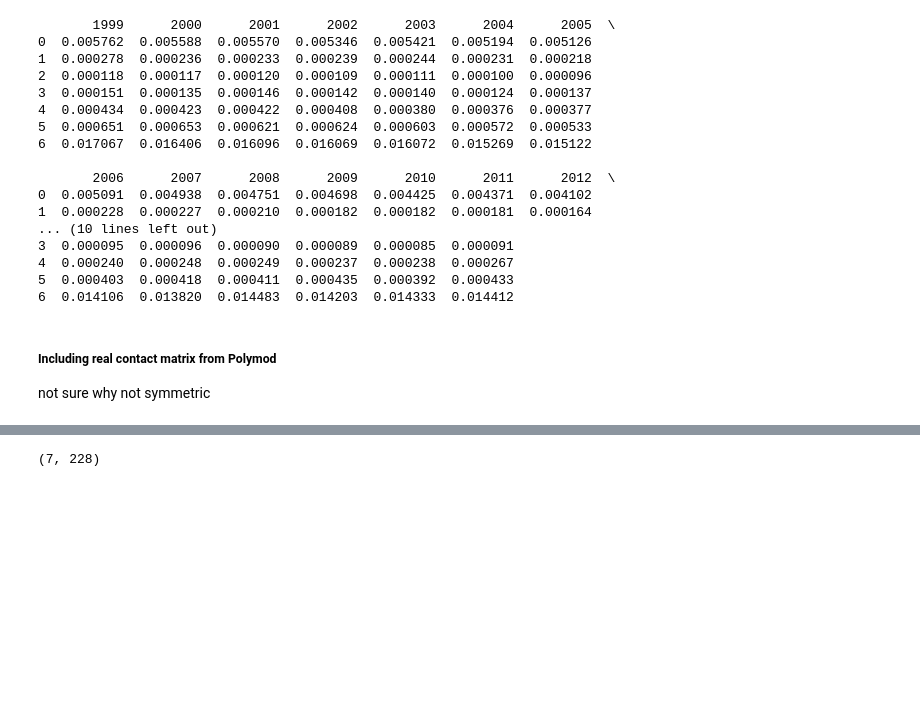
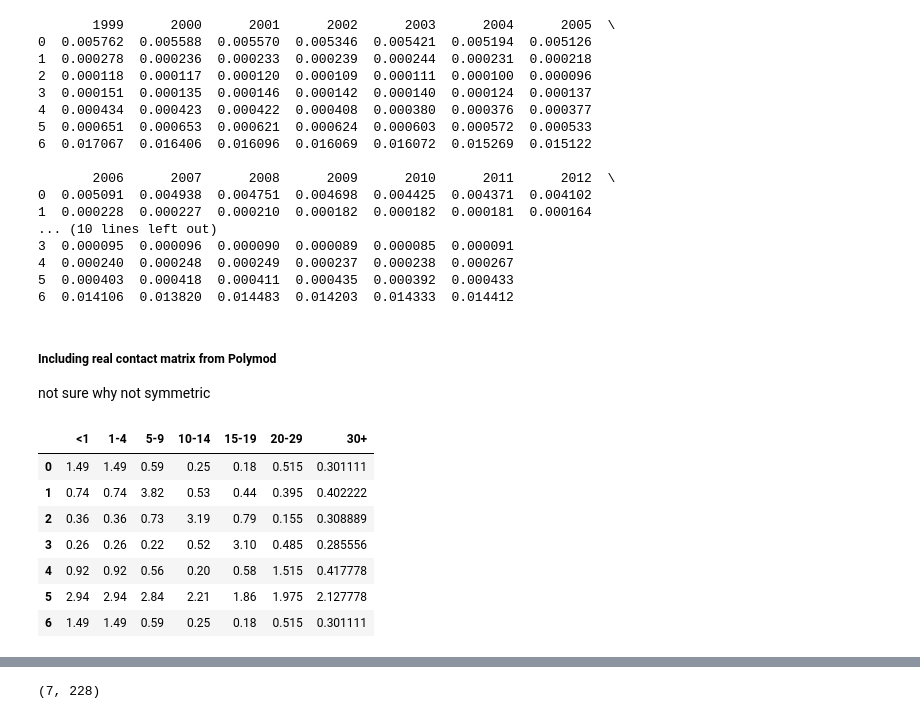
Before and after one commit to dhelekal/EpiRSG2020, a Jupyter notebook: model/Simulation_from_data.ipynb, the cells around one changed output, grey strips where cells are left out. Saved outputs shown, nothing was run; the diff lists cells and outputs as text; code cells hidden in the pictures; blank space fills up the shorter version.

```diff
--- a/model/Simulation_from_data.ipynb
+++ b/model/Simulation_from_data.ipynb
@@ -104,6 +104,17 @@ not sure why not symmetric
 Poly_7_new = pd.read_csv("Data/Poly_7.csv")
 Poly_7_new = Poly_7_new.iloc[:,1:8]
 C_poly = Poly_7_new.values
+# %%
+Poly_7_new
+# %% [output]
+|  | <1 | 1-4 | 5-9 | 10-14 | 15-19 | 20-29 | 30+ |
+| 0 | 1.49 | 1.49 | 0.59 | 0.25 | 0.18 | 0.515 | 0.301111 |
+| 1 | 0.74 | 0.74 | 3.82 | 0.53 | 0.44 | 0.395 | 0.402222 |
+| 2 | 0.36 | 0.36 | 0.73 | 3.19 | 0.79 | 0.155 | 0.308889 |
+| 3 | 0.26 | 0.26 | 0.22 | 0.52 | 3.10 | 0.485 | 0.285556 |
+| 4 | 0.92 | 0.92 | 0.56 | 0.20 | 0.58 | 1.515 | 0.417778 |
+| 5 | 2.94 | 2.94 | 2.84 | 2.21 | 1.86 | 1.975 | 2.127778 |
+| 6 | 1.49 | 1.49 | 0.59 | 0.25 | 0.18 | 0.515 | 0.301111 |
 # %%
 para = m.ModelParams(
     age_strucure=[0,1, 5, 10, 15, 20, 30],  #age cuts
```
Also changed, not shown: parts of 6 cells of this notebook.
